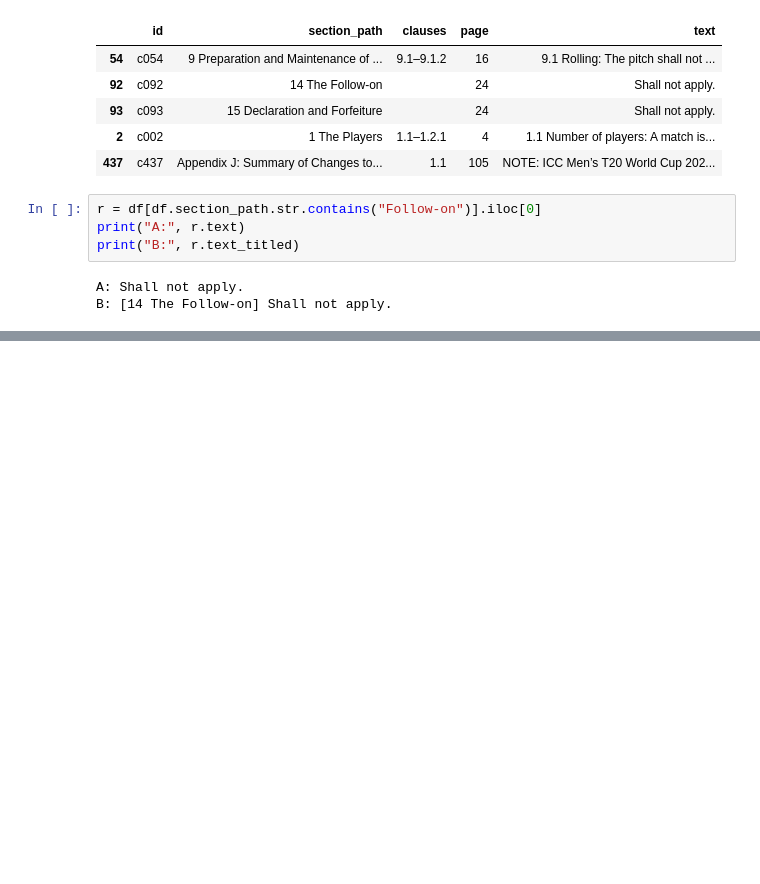
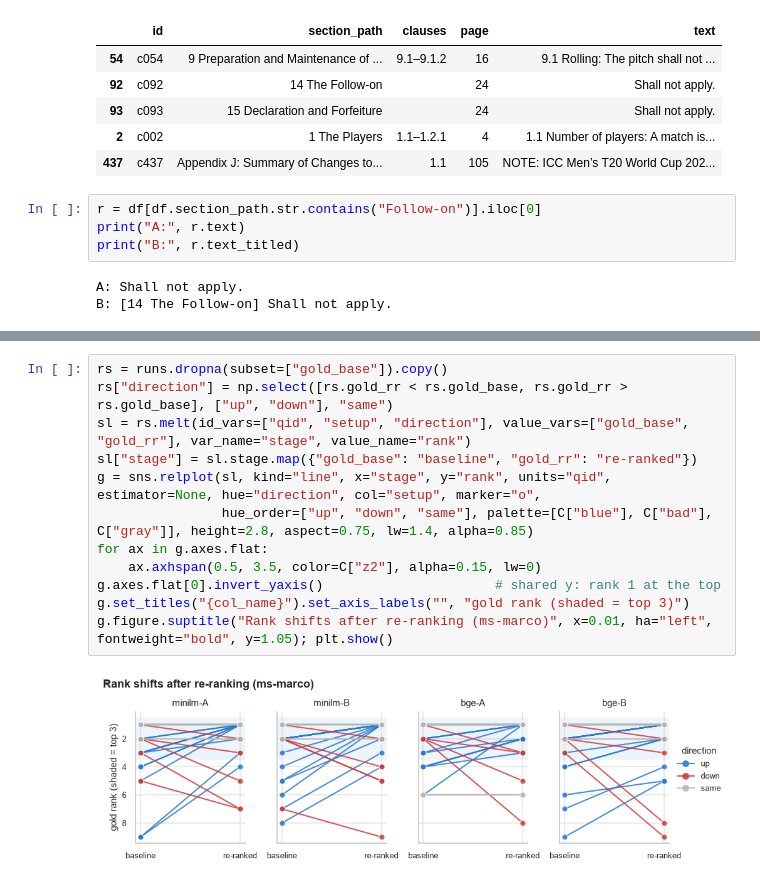
Before and after one commit to shrey715/shiori, a Jupyter notebook: rag_reranking.ipynb, the cells around one changed output, grey strips where cells are left out. Cells and saved outputs as stored; diff of their text form; blank space fills up the shorter version.

```diff
--- a/rag_reranking.ipynb
+++ b/rag_reranking.ipynb
@@ -723,0 +625,14 @@ latency.pivot(index="stage", columns="device", values="mean ms").reindex(
+# %%
+rs = runs.dropna(subset=["gold_base"]).copy()
+rs["direction"] = np.select([rs.gold_rr < rs.gold_base, rs.gold_rr > rs.gold_base], ["up", "down"], "same")
+sl = rs.melt(id_vars=["qid", "setup", "direction"], value_vars=["gold_base", "gold_rr"], var_name="stage", value_name="rank")
+sl["stage"] = sl.stage.map({"gold_base": "baseline", "gold_rr": "re-ranked"})
+g = sns.relplot(sl, kind="line", x="stage", y="rank", units="qid", estimator=None, hue="direction", col="setup", marker="o",
+                hue_order=["up", "down", "same"], palette=[C["blue"], C["bad"], C["gray"]], height=2.8, aspect=0.75, lw=1.4, alpha=0.85)
+for ax in g.axes.flat:
+    ax.axhspan(0.5, 3.5, color=C["z2"], alpha=0.15, lw=0)
+g.axes.flat[0].invert_yaxis()                      # shared y: rank 1 at the top
+g.set_titles("{col_name}").set_axis_labels("", "gold rank (shaded = top 3)")
+g.figure.suptitle("Rank shifts after re-ranking (ms-marco)", x=0.01, ha="left", fontweight="bold", y=1.05); plt.show()
+# %% [output]
+[figure, added]
```
Also changed, not shown: parts of 78 cells of this notebook, 12 other files.
